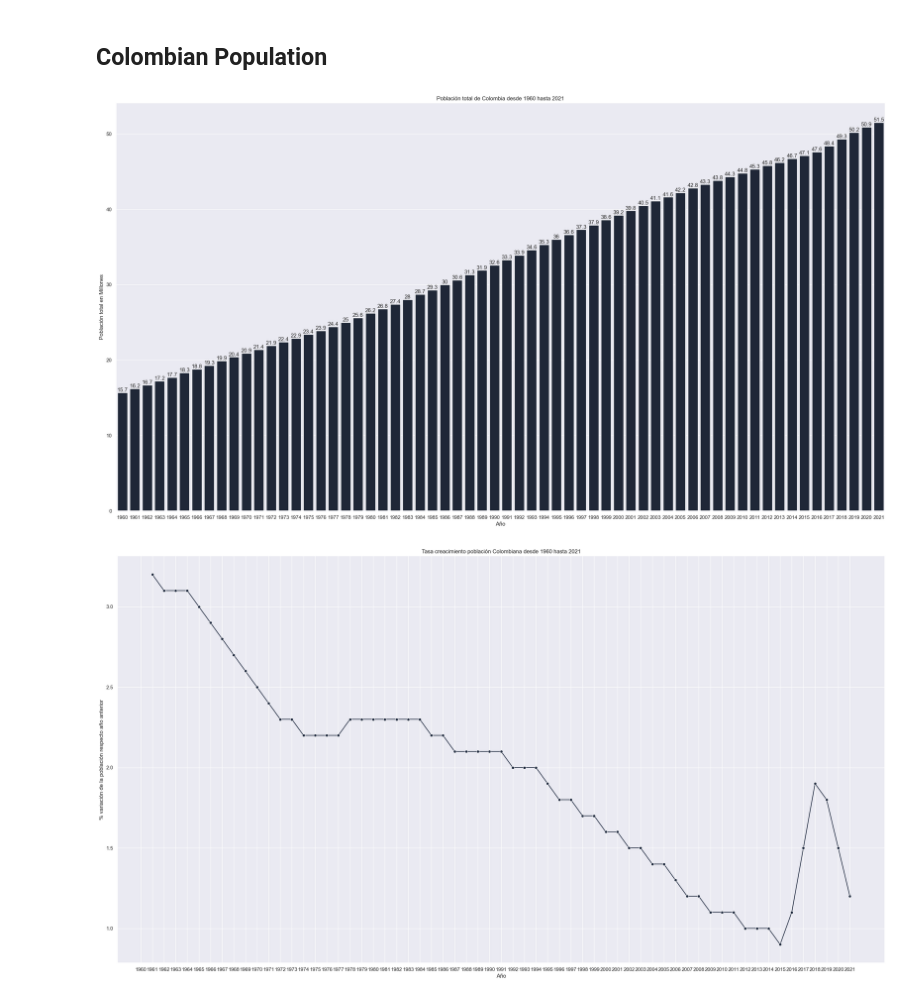
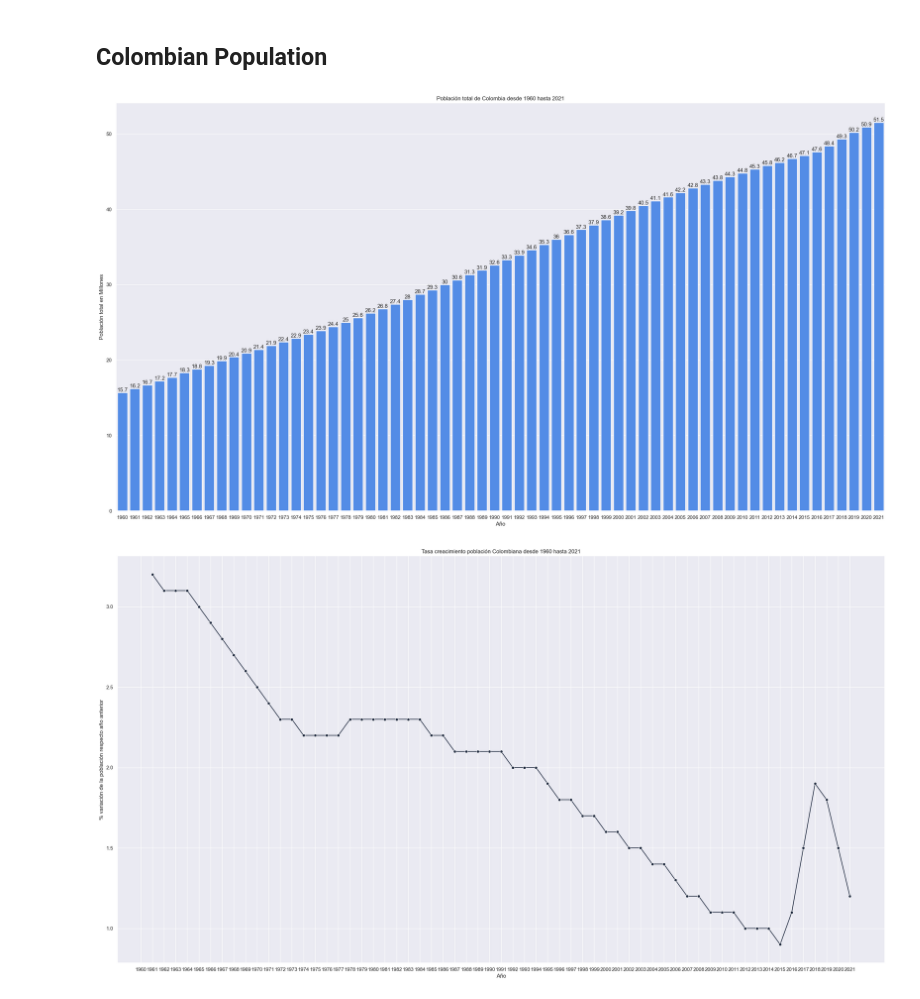
Before and after one commit to fredericksalazar/dataAnalyst_world_population, a Jupyter notebook: data_analysis_world_population.ipynb, the cells around one changed output. Saved outputs shown, nothing was run; the diff lists cells and outputs as text; code cells hidden in the pictures.

```diff
--- a/data_analysis_world_population.ipynb
+++ b/data_analysis_world_population.ipynb
@@ -12,14 +7,31 @@ import seaborn as sns
+# %%
+#import requeried libraries
+import geopandas as gpd
+import pandas as pd
+import matplotlib.pyplot as plt
+import seaborn as sns
+
+kaggle = False
+
+if kaggle:
+    path_ds_world_population = '/kaggle/input/population-world-since-1960-to-2021/data_population_world.csv'
+    path_metadata = '/kaggle/input/population-world-since-1960-to-2021/metadata_countries.csv'
+    path_codes = '/kaggle/input/synthetic-mp-data-in-lisbon/SyntheticData/VODAFONE_GRELHA_2021/country_list.csv'
+else:
+    path_ds_world_population = './data/data_population_world.csv'
+    path_metadata = './data/metadata_countries.csv'
+    path_codes = './data/country_codes_list.csv'
 # %% [markdown]
 ## Import and Explore Data
 # %%
 #load data of world population
-df_population = pd.read_csv('./data/data_population_world.csv', sep=',')
+df_population = pd.read_csv(path_ds_world_population, sep=',')
 
 #load data of metadata about countries
-df_metadata = pd.read_csv('./data/metadata_countries.csv', sep=',')
+df_metadata = pd.read_csv(path_metadata, sep=',')
 
 #load country codes
-df_codes = pd.read_csv('./data/country_codes_list.csv', sep=',')
+df_codes = pd.read_csv(path_codes, sep=',')
 # %%
 #show a first 15 rows
 df_population.head()
@@ -277,23 +289,23 @@ df_colombia= df_countries_pop[df_countries_pop['country_name'] == 'Colombia']
 # %%
 plt.figure(figsize=(30,16))
 plt.title('Población total de Colombia desde 1960 hasta 2021')
 
 sns.set_theme(style='darkgrid',
               palette='pastel')
 
 ax = sns.barplot(data=df_colombia,
                  x='year',
                  y='population_million',
-                 palette=['#1b263b'])
+                 palette=['#3a86ff'])
 
 for x in ax.containers:
     ax.bar_label(x, )
 
 plt.xlabel('Año')
 plt.ylabel('Población total en Millones')
 plt.show()
 # %% [output]
-[figure, old version]
+[figure, new version]
 # %%
 plt.figure(figsize=(30, 16))
 
```
Also changed, not shown: parts of 2 cells of this notebook.
